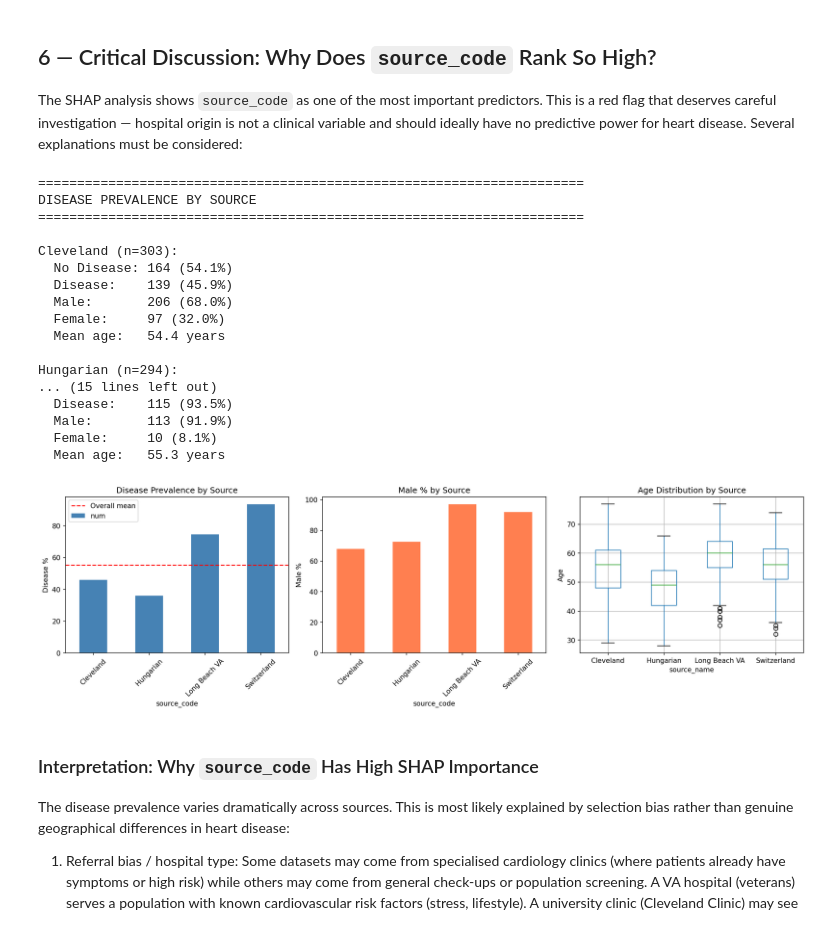
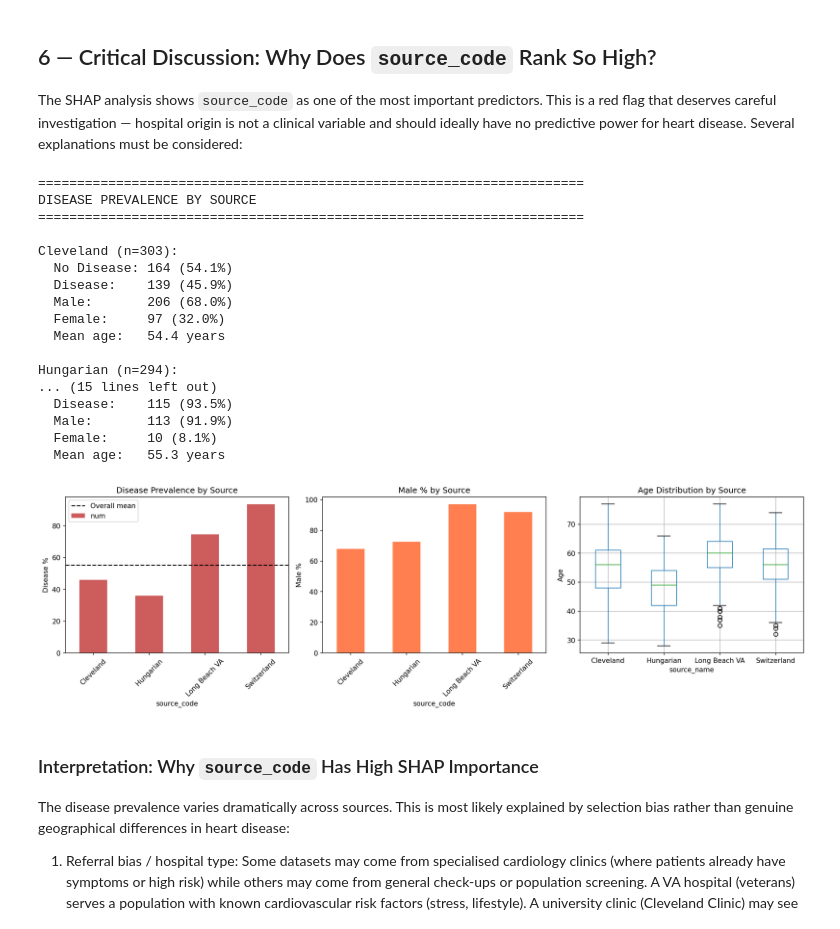
Before and after one commit to hueglij/HEA_heart_disease, a Jupyter notebook: notebooks/04_grad_boost.ipynb, the cells around one changed output. Cells and saved outputs as stored; diff of their text form; code cells hidden in the pictures.

```diff
--- a/notebooks/04_grad_boost.ipynb
+++ b/notebooks/04_grad_boost.ipynb
@@ -447,11 +447,11 @@ fig, axes = plt.subplots(1, 3, figsize=(16, 5))
 # Disease prevalence by source
 disease_by_source = df.groupby("source_code")["num"].mean() * 100
 disease_by_source.index = disease_by_source.index.map(source_map)
-disease_by_source.plot(kind="bar", ax=axes[0], color="steelblue")
+disease_by_source.plot(kind="bar", ax=axes[0], color="indianred")
 axes[0].set_title("Disease Prevalence by Source")
 axes[0].set_ylabel("Disease %")
 axes[0].tick_params(axis="x", rotation=45)
-axes[0].axhline(y=df["num"].mean() * 100, color="red", linestyle="--", label="Overall mean")
+axes[0].axhline(y=df["num"].mean() * 100, color="black", linestyle="--", label="Overall mean")
 axes[0].legend()
 
 # Sex distribution by source
@@ -464,34 +464,34 @@ axes[1].tick_params(axis="x", rotation=45)
 
 # Age distribution by source
 df_plot = df.copy()
 df_plot["source_name"] = df_plot["source_code"].map(source_map)
 df_plot.boxplot(column="age", by="source_name", ax=axes[2])
 axes[2].set_title("Age Distribution by Source")
 axes[2].set_ylabel("Age")
 plt.suptitle("")  # Remove automatic title
 
 plt.tight_layout()
 fig.savefig(f"{FIGURES}/gb_source_analysis.png", dpi=150, bbox_inches="tight")
 plt.show()
 # %% [output]
 ======================================================================
 DISEASE PREVALENCE BY SOURCE
 ======================================================================
 
 Cleveland (n=303):
   No Disease: 164 (54.1%)
   Disease:    139 (45.9%)
   Male:       206 (68.0%)
   Female:     97 (32.0%)
   Mean age:   54.4 years
 
 Hungarian (n=294):
 ... (15 lines left out)
   Disease:    115 (93.5%)
   Male:       113 (91.9%)
   Female:     10 (8.1%)
   Mean age:   55.3 years
-[figure, old version]
+[figure, new version]
 # %% [markdown]
 ### Interpretation: Why `source_code` Has High SHAP Importance
 
```
Also changed, not shown: parts of 4 cells of this notebook, 13 other files.
